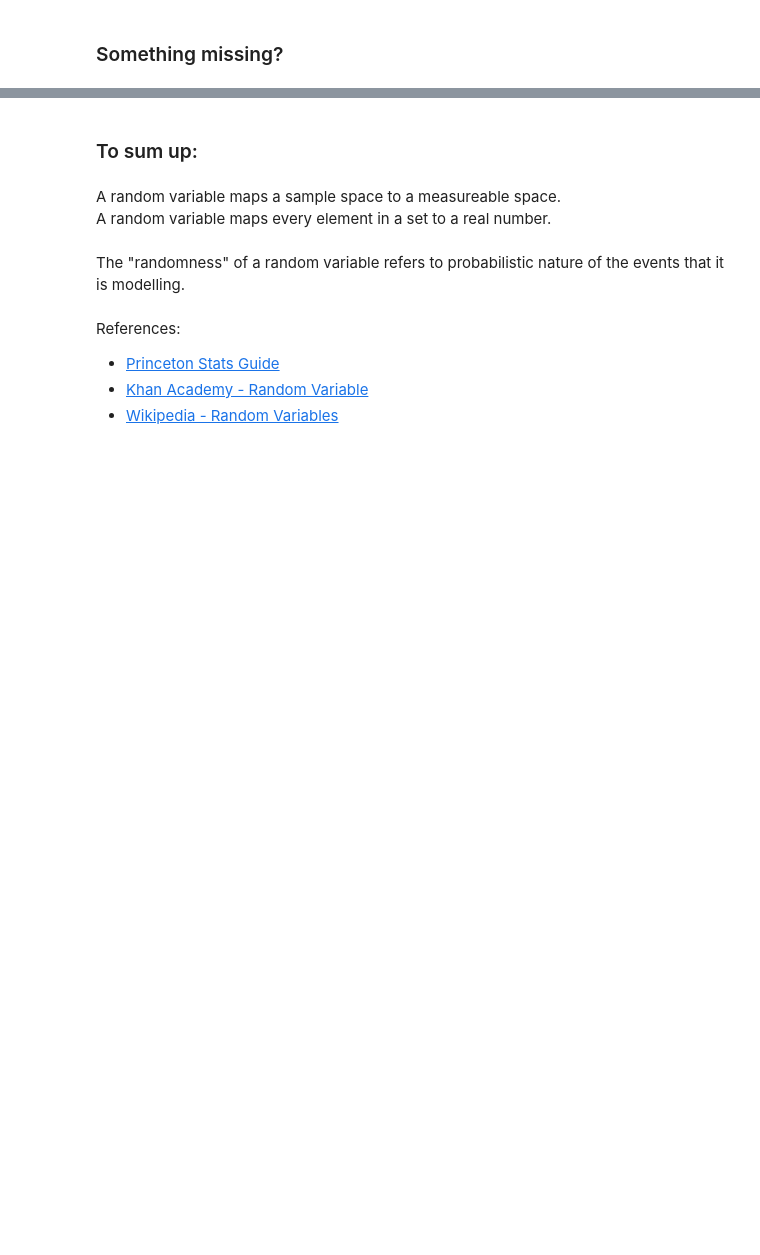
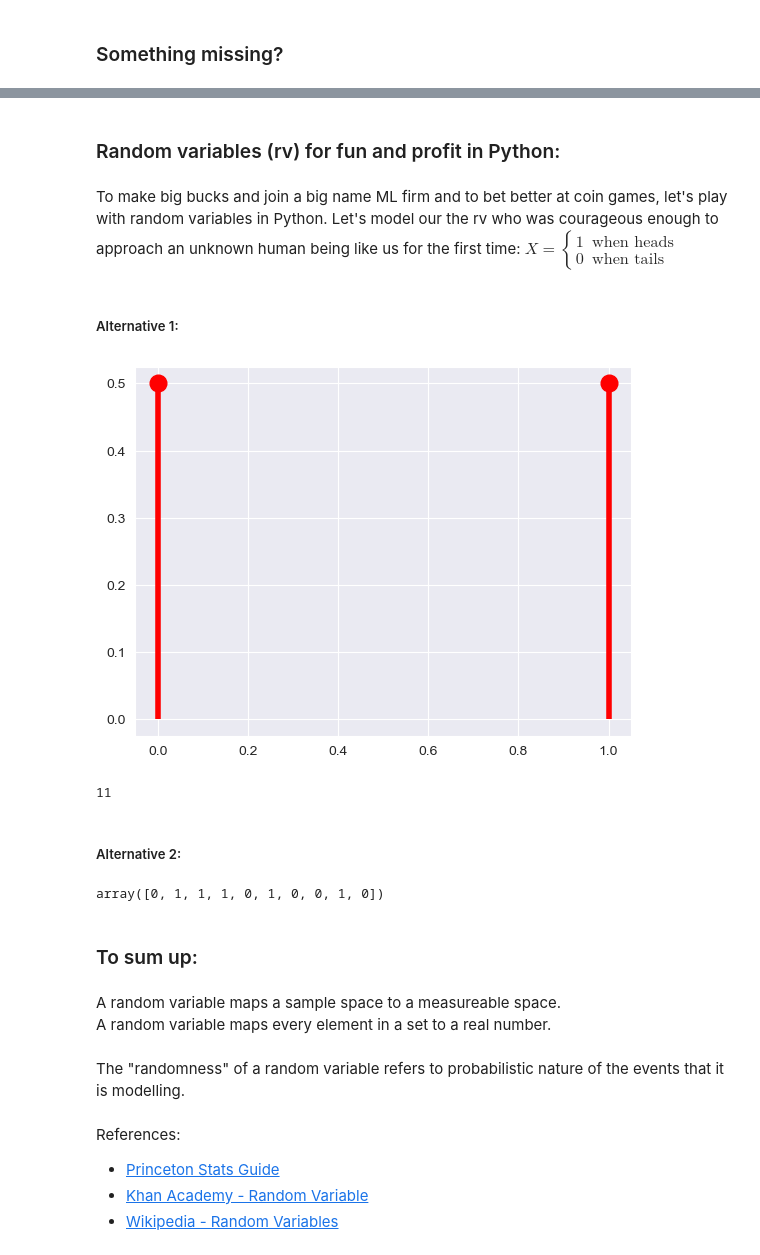
Before and after one commit to Etrama/statistics-primer, a Jupyter notebook: src/000-random-variables.ipynb, the cells around one changed output, grey strips where cells are left out. Cells and saved outputs as stored; diff of their text form; code cells hidden in the pictures; blank space fills up the shorter version.

Commit message:
edit random varibles

```diff
--- a/src/000-random-variables.ipynb
+++ b/src/000-random-variables.ipynb
@@ -102,3 +134,39 @@ What about the probability of obtaining heads or tails?
+# %% [markdown]
+### Random variables (rv) for fun and profit in Python:
+# %% [markdown]
+To make big bucks and join a big name ML firm and to bet better at coin games, let's play with random variables in Python. Let's model our the rv who was courageous enough to approach an unknown human being like us for the first time:
+$\begin{equation}
+  X =
+  \begin{cases}
+    1 & \text{when heads} \\
+    0 & \text{when tails}
+  \end{cases}
+\end{equation}$
+# %% [markdown]
+##### Alternative 1:
+# %%
+xk = np.arange(2)
+pk = (0.5, 0.5)
+fair_coin = rv_discrete(values=(xk, pk), name="fair_coin")
+# %%
+fig, ax = plt.subplots(1, 1)
+ax.plot(xk, fair_coin.pmf(xk), 'ro', ms=12, mec='r')
+ax.vlines(xk, 0, fair_coin.pmf(xk), colors='r', lw=4)
+plt.show()
+# %% [output]
+[figure, added]
+# %%
+fair_coin.rvs(10)
+# %% [output]
+11
+# %% [markdown]
+##### Alternative 2:
+# %%
+coin_values = [0, 1]
+probabilities = [0.5, 0.5]
+np.random.choice(coin_values,p=probabilities, size=10)
+# %% [output]
+array([0, 1, 1, 1, 0, 1, 0, 0, 1, 0])
 # %% [markdown]
 ### To sum up:
 # %% [markdown]
```
Also changed, not shown: parts of 24 cells of this notebook.
